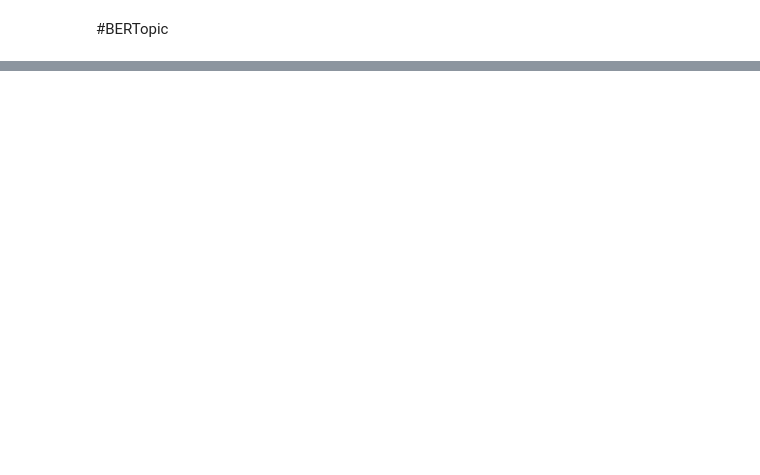
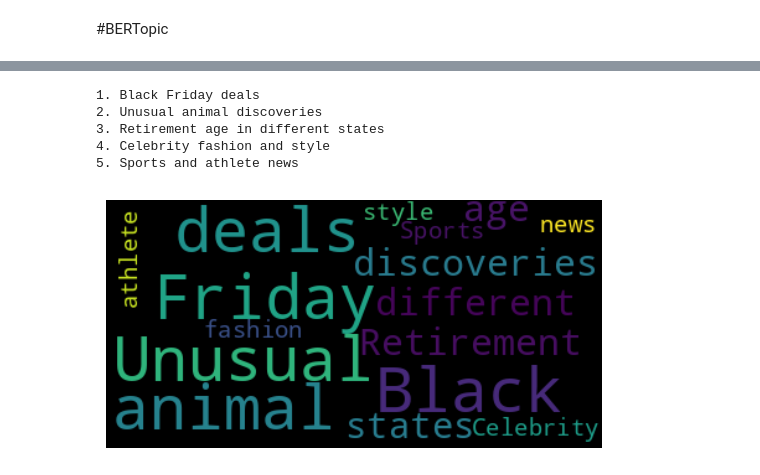
Before and after one commit to My3VM/dhee, a Jupyter notebook: bertopic_openai_cluster.ipynb, the cells around one changed output, grey strips where cells are left out. Cells and saved outputs as stored; diff of their text form; code cells hidden in the pictures; blank space fills up the shorter version.

```diff
--- a/bertopic_openai_cluster.ipynb
+++ b/bertopic_openai_cluster.ipynb
@@ -180,0 +204,9 @@ get_wordcloud_for_user(generated_topics)
+# %%
+get_wordcloud_for_user(topic_clusters[3]['inherent_interests'])
+# %% [output]
+1. Black Friday deals
+2. Unusual animal discoveries
+3. Retirement age in different states
+4. Celebrity fashion and style
+5. Sports and athlete news
+[figure, added]
```
Also changed, not shown: parts of 15 cells of this notebook.
